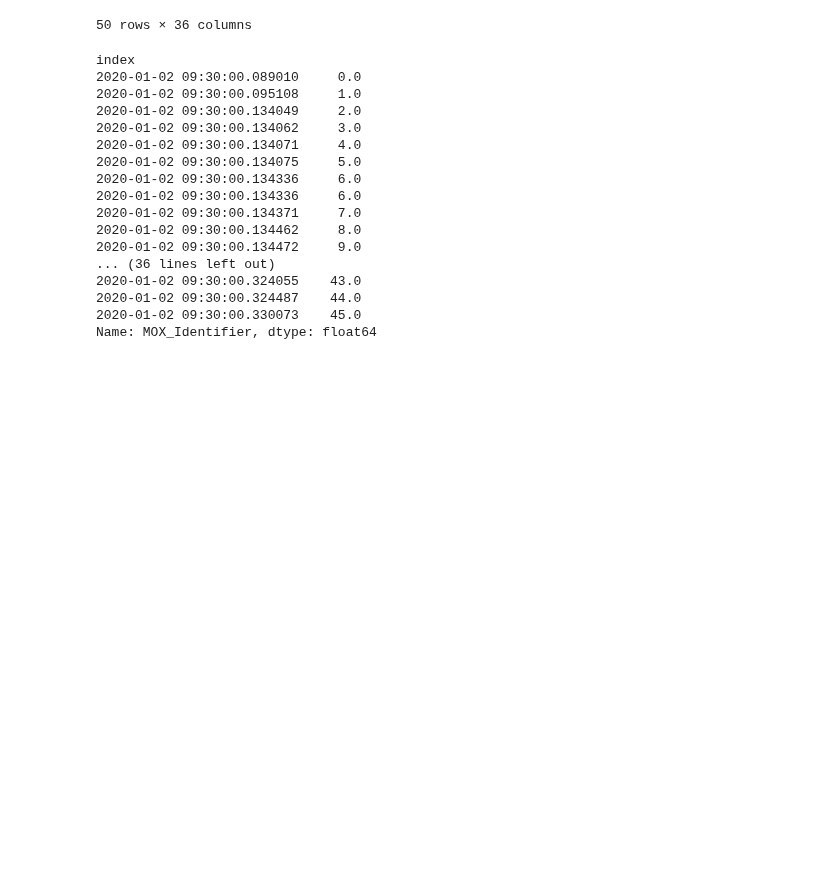
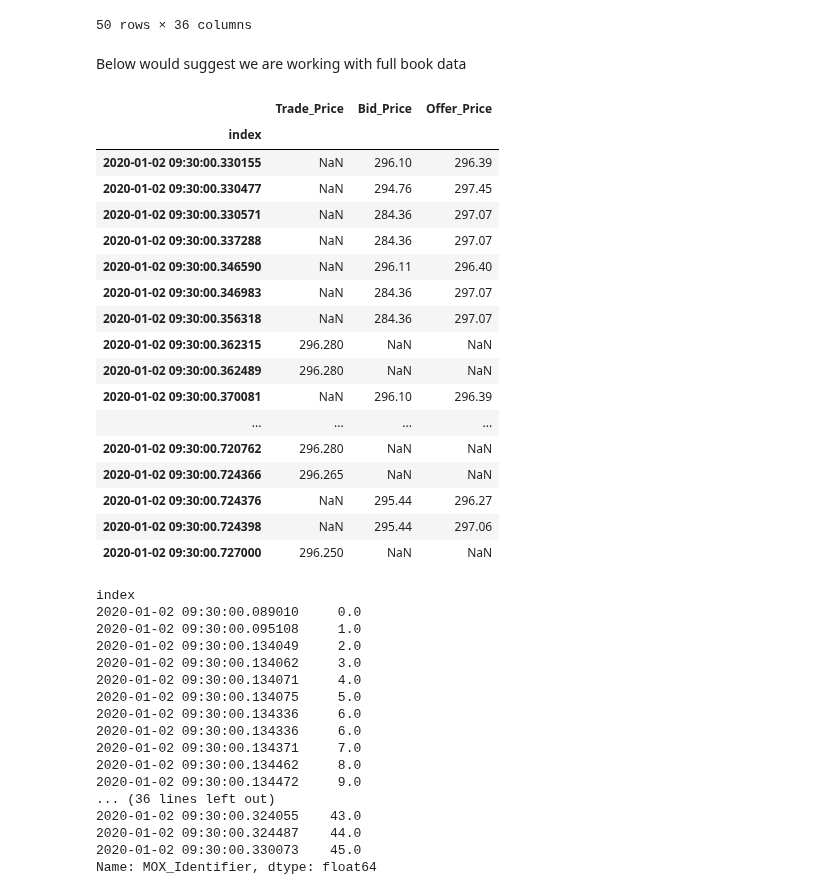
Before and after one commit to AMS-QF/TAQ-Data, a Jupyter notebook: Example_Data_NB.ipynb, the cells around one changed output. Saved outputs shown, nothing was run; the diff lists cells and outputs as text; code cells hidden in the pictures; blank space fills up the shorter version.

```diff
--- a/Example_Data_NB.ipynb
+++ b/Example_Data_NB.ipynb
@@ -147,6 +147,29 @@ events
 | 2020-01-02 09:30:00.724398 | 2020-01-02 | X | AAPL | NaN | NaN | NaN | NaN | ... |
 | 2020-01-02 09:30:00.727000 | 2020-01-02 | D | AAPL | 106.0 | 296.250 | @ | N | ... |
 50 rows × 36 columns
+# %% [markdown]
+Below would suggest we are working with full book data
+# %%
+events[['Trade_Price','Bid_Price','Offer_Price']]
+# %% [output]
+|  | Trade_Price | Bid_Price | Offer_Price |
+| index |  |  |  |
+| 2020-01-02 09:30:00.330155 | NaN | 296.10 | 296.39 |
+| 2020-01-02 09:30:00.330477 | NaN | 294.76 | 297.45 |
+| 2020-01-02 09:30:00.330571 | NaN | 284.36 | 297.07 |
+| 2020-01-02 09:30:00.337288 | NaN | 284.36 | 297.07 |
+| 2020-01-02 09:30:00.346590 | NaN | 296.11 | 296.40 |
+| 2020-01-02 09:30:00.346983 | NaN | 284.36 | 297.07 |
+| 2020-01-02 09:30:00.356318 | NaN | 284.36 | 297.07 |
+| 2020-01-02 09:30:00.362315 | 296.280 | NaN | NaN |
+| 2020-01-02 09:30:00.362489 | 296.280 | NaN | NaN |
+| 2020-01-02 09:30:00.370081 | NaN | 296.10 | 296.39 |
+| ... | ... | ... | ... |
+| 2020-01-02 09:30:00.720762 | 296.280 | NaN | NaN |
+| 2020-01-02 09:30:00.724366 | 296.265 | NaN | NaN |
+| 2020-01-02 09:30:00.724376 | NaN | 295.44 | 296.27 |
+| 2020-01-02 09:30:00.724398 | NaN | 295.44 | 297.06 |
+| 2020-01-02 09:30:00.727000 | 296.250 | NaN | NaN |
 # %%
 events['MOX_Identifier']
 # %% [output]
```
